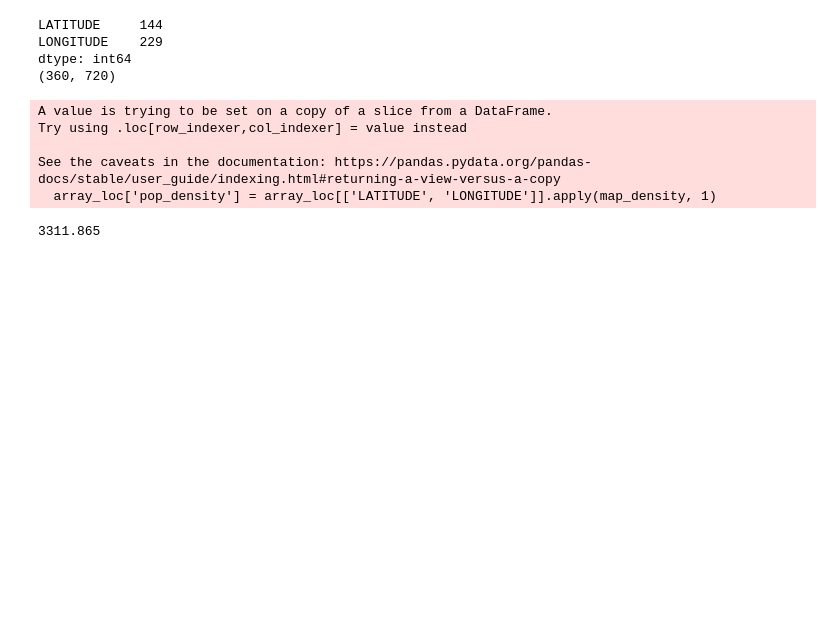
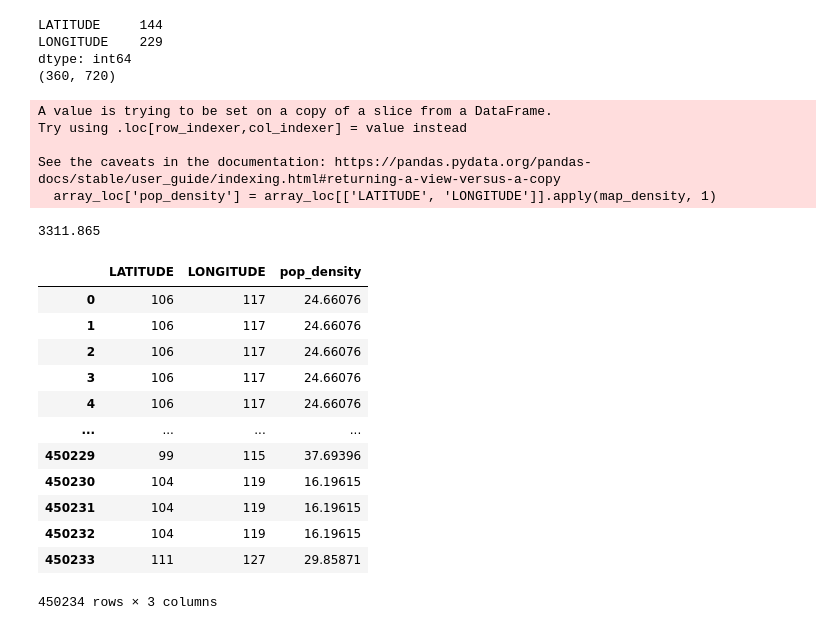
Before and after one commit to huruifu/733-project, a Jupyter notebook: project.ipynb, the cells around one changed output. Drawn from its saved outputs; the diff is of its cells as text; code cells hidden in the pictures; blank space fills up the shorter version.

Commit message:
fix population map
fix population density map

```diff
--- a/project.ipynb
+++ b/project.ipynb
@@ -181,6 +181,22 @@ Try using .loc[row_indexer,col_indexer] = value instead
 See the caveats in the documentation: https://pandas.pydata.org/pandas-docs/stable/user_guide/indexing.html#returning-a-view-versus-a-copy
   array_loc['pop_density'] = array_loc[['LATITUDE', 'LONGITUDE']].apply(map_density, 1)
 3311.865
+# %%
+array_loc
+# %% [output]
+|  | LATITUDE | LONGITUDE | pop_density |
+| 0 | 106 | 117 | 24.66076 |
+| 1 | 106 | 117 | 24.66076 |
+| 2 | 106 | 117 | 24.66076 |
+| 3 | 106 | 117 | 24.66076 |
+| 4 | 106 | 117 | 24.66076 |
+| ... | ... | ... | ... |
+| 450229 | 99 | 115 | 37.69396 |
+| 450230 | 104 | 119 | 16.19615 |
+| 450231 | 104 | 119 | 16.19615 |
+| 450232 | 104 | 119 | 16.19615 |
+| 450233 | 111 | 127 | 29.85871 |
+450234 rows × 3 columns
 # %%
 def heatmap_bins(data, fieldsxy, ncuts=30, aggarg='mean'):
     """Perform data.groupby using bin cuts along columns named in fieldsxy.
```
Also changed, not shown: parts of 1 cell of this notebook.
